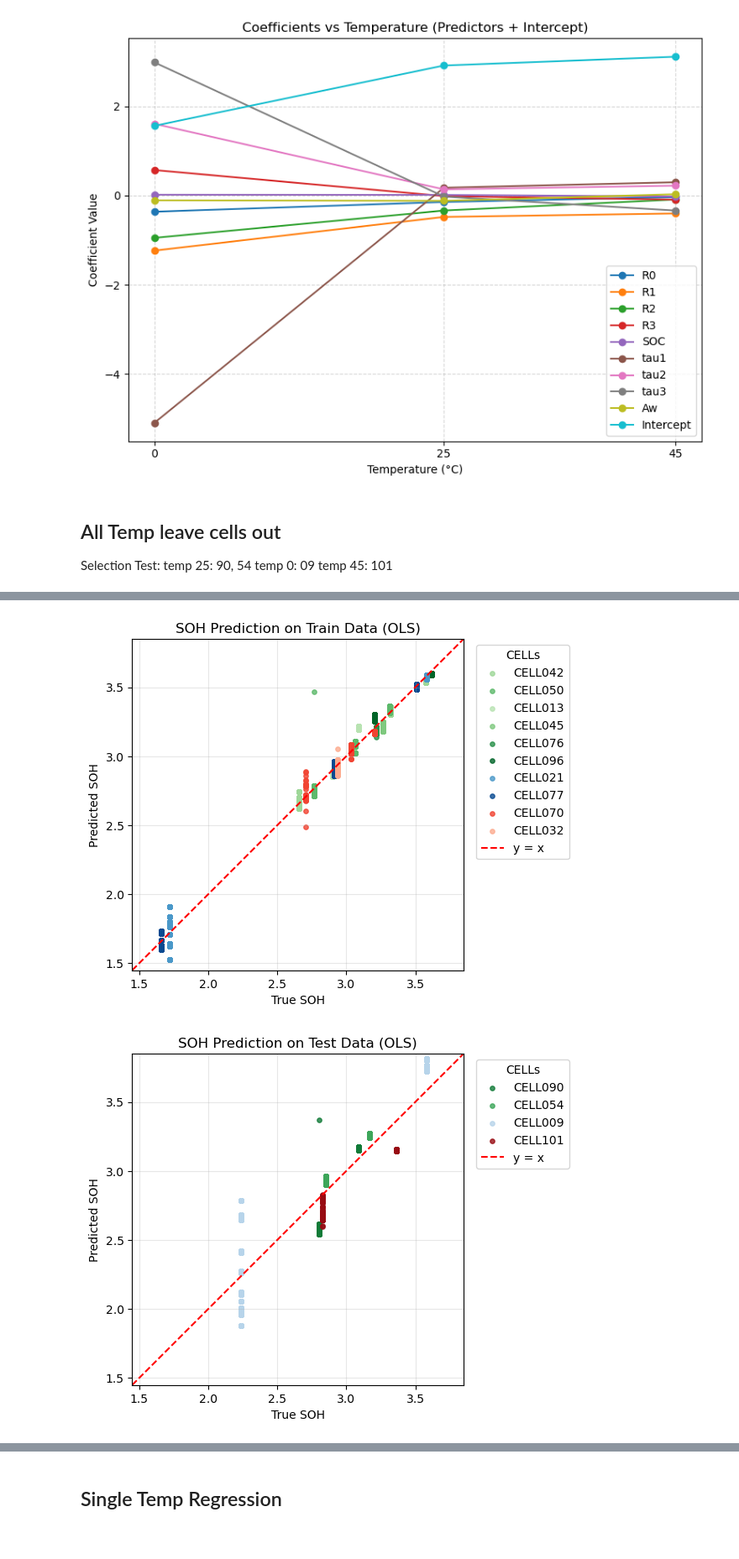
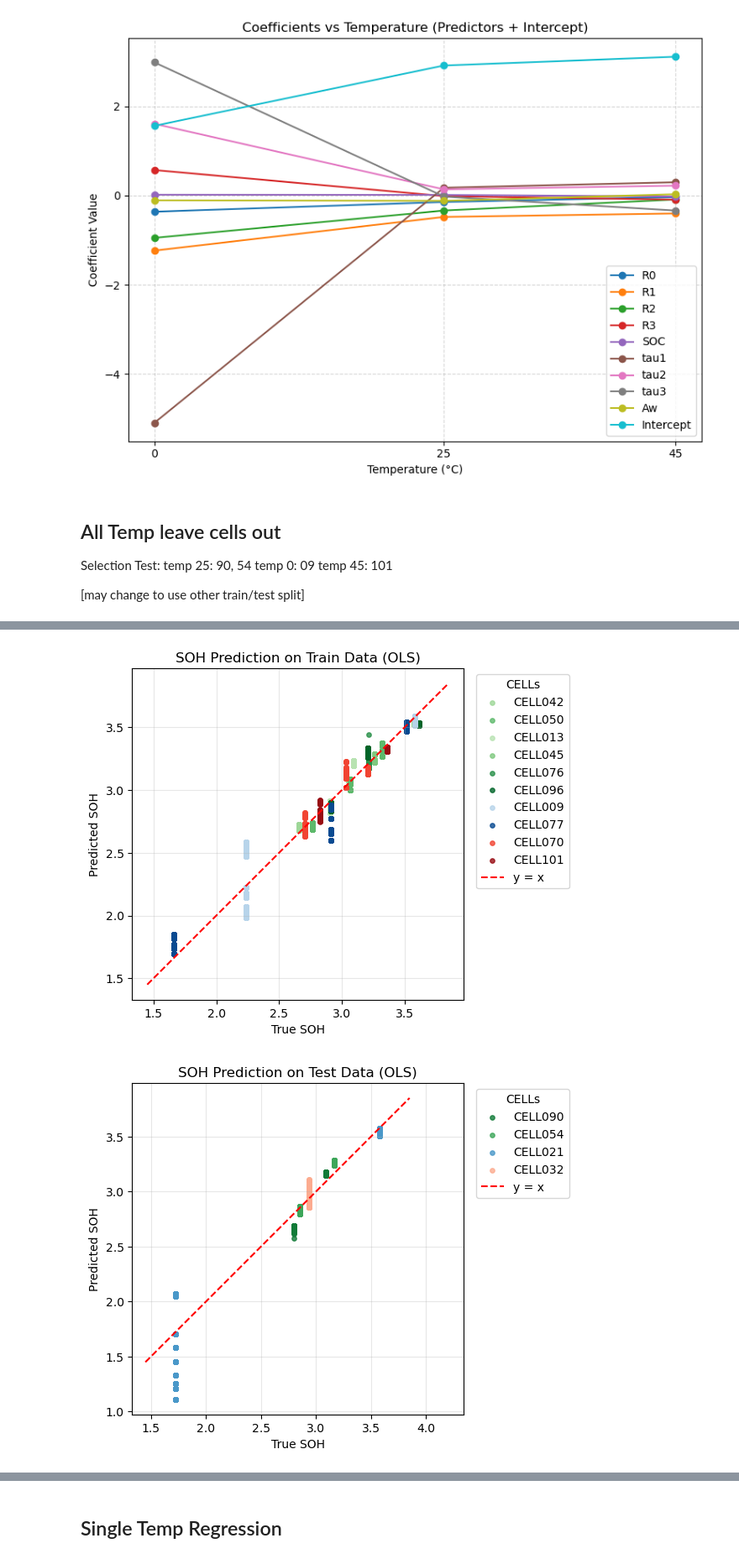
Before and after one commit to ZxZhang914/ECM-battery-research, a Jupyter notebook: SOH_LinearRegression.ipynb, the cells around one changed output, grey strips where cells are left out. Shown: that part at 84% size. Drawn from its saved outputs; the diff is of its cells as text; code cells hidden in the pictures.

```diff
--- a/SOH_LinearRegression_temp_analysis.ipynb
+++ b/SOH_LinearRegression.ipynb
@@ -1104,6 +1104,8 @@ Selection Test:
 temp 25: 90, 54
 temp 0: 09
 temp 45: 101
+
+[may change to use other train/test split]
 # %%
 # ==========================================
 # Final OLS model with train/test split by CELL
@@ -1128,15 +1130,15 @@ os.makedirs(file_save_dir, exist_ok=True)
 # -------------------------------------------------
 # 1) Define features and target
 # -------------------------------------------------
-FEATURES = ["R0", "R1", "R2", "R3", "tau1", "tau2", "tau3", "SOC", "Aw", "Temp"]
-STANDARDIZED_COLS = ["R0", "R1", "R2", "R3", "tau1", "tau2", "tau3", "SOC", "Aw"]
+FEATURES = ["R0", "R1", "R2", "R3", "SOC","Temp"]
+STANDARDIZED_COLS = ["R0", "R1", "R2", "R3", "SOC"]
 TARGET = "SOH"
 
 # -------------------------------------------------
 # 2) Split data BY CELL (train/test only)
 # -------------------------------------------------
-train_cells = ["CELL076", "CELL013", "CELL096", "CELL050", "CELL042",  "CELL045", "CELL077", "CELL021", "CELL032", "CELL070"]
-test_cells  = ["CELL090", "CELL054", "CELL009", "CELL101"]
+train_cells = ["CELL076", "CELL013", "CELL096", "CELL050", "CELL042",  "CELL045", "CELL077", "CELL009", "CELL101", "CELL070"]
+test_cells  = ["CELL090", "CELL054", "CELL021", "CELL032"]
 
 df_train = df_all[df_all["CELL"].isin(train_cells)].reset_index(drop=True)
 df_test  = df_all[df_all["CELL"].isin(test_cells)].reset_index(drop=True)
@@ -1168,11 +1170,17 @@ for col in ["Temp_0", "Temp_45"]:
 # -------------------------------------------------
 # 4) Define formula
 # -------------------------------------------------
+# final_formula_strict = (
+#     "SOH ~ R0_z + R1_z + R2_z + R3_z + SOC_z + tau1_z + tau2_z + tau3_z + Aw_z"
+#     "+ Temp_0 + Temp_45 "
+#     "+ R0_z:Temp_0 + R1_z:Temp_0 + R2_z:Temp_0 + R3_z:Temp_0 + SOC_z:Temp_0 + tau1_z:Temp_0 + tau2_z:Temp_0 + tau3_z:Temp_0 + Aw_z:Temp_0 "
+#     "+ R0_z:Temp_45 + R1_z:Temp_45 + R2_z:Temp_45 + R3_z:Temp_45 + SOC_z:Temp_45 + tau1_z:Temp_45 + tau2_z:Temp_45 + tau3_z:Temp_45 + Aw_z:Temp_45"
+# )
 final_formula_strict = (
-    "SOH ~ R0_z + R1_z + R2_z + R3_z + SOC_z + tau1_z + tau2_z + tau3_z + Aw_z"
+    "SOH ~ R0_z + R1_z + R2_z + R3_z + SOC_z"
     "+ Temp_0 + Temp_45 "
-    "+ R0_z:Temp_0 + R1_z:Temp_0 + R2_z:Temp_0 + R3_z:Temp_0 + SOC_z:Temp_0 + tau1_z:Temp_0 + tau2_z:Temp_0 + tau3_z:Temp_0 + Aw_z:Temp_0 "
-    "+ R0_z:Temp_45 + R1_z:Temp_45 + R2_z:Temp_45 + R3_z:Temp_45 + SOC_z:Temp_45 + tau1_z:Temp_45 + tau2_z:Temp_45 + tau3_z:Temp_45 + Aw_z:Temp_45"
+    "+ R0_z:Temp_0 + R1_z:Temp_0 + R2_z:Temp_0 + R3_z:Temp_0 + SOC_z:Temp_0 "
+    "+ R0_z:Temp_45 + R1_z:Temp_45 + R2_z:Temp_45 + R3_z:Temp_45 + SOC_z:Temp_45"
 )
 
 # -------------------------------------------------
@@ -1323,8 +1331,8 @@ def plot_pred_vs_actual(df_split, name, aggregate=False, color_map=None):
     plt.grid(alpha=0.3)
     plt.axis("equal")
     plt.axis("square")
-    plt.xlim(plot_range[0], plot_range[1])
-    plt.ylim(plot_range[0], plot_range[1])
+    # plt.xlim(plot_range[0], plot_range[1])
+    # plt.ylim(plot_range[0], plot_range[1])
     plt.tight_layout()
     plt.show()
 
@@ -1362,2 +1370,2 @@ R2   = 0.6870
-[figure, old version]
+[figure, new version]
-[figure, old version]
+[figure, new version]
```
Also changed, not shown: parts of 2 cells of this notebook, 8 other files.
